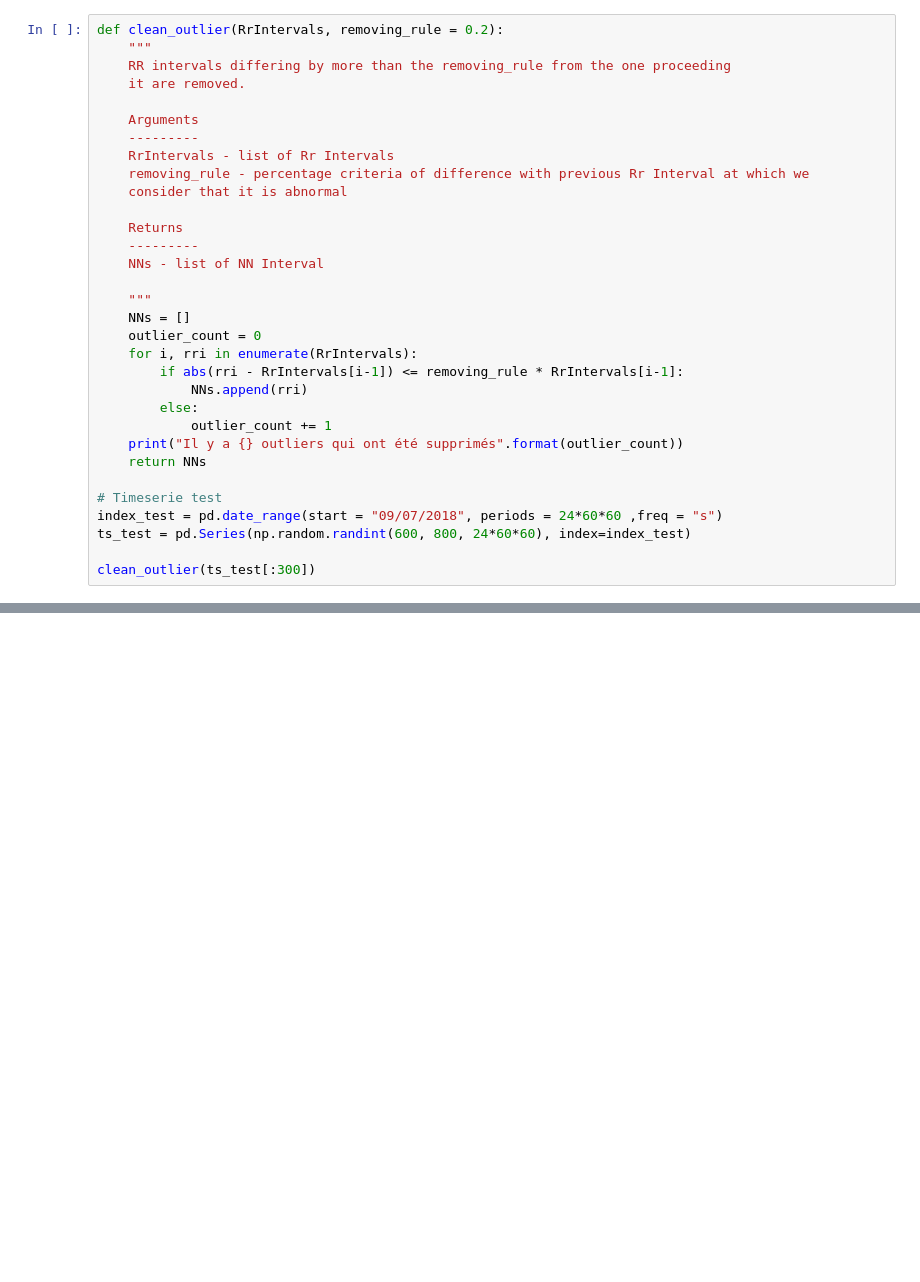
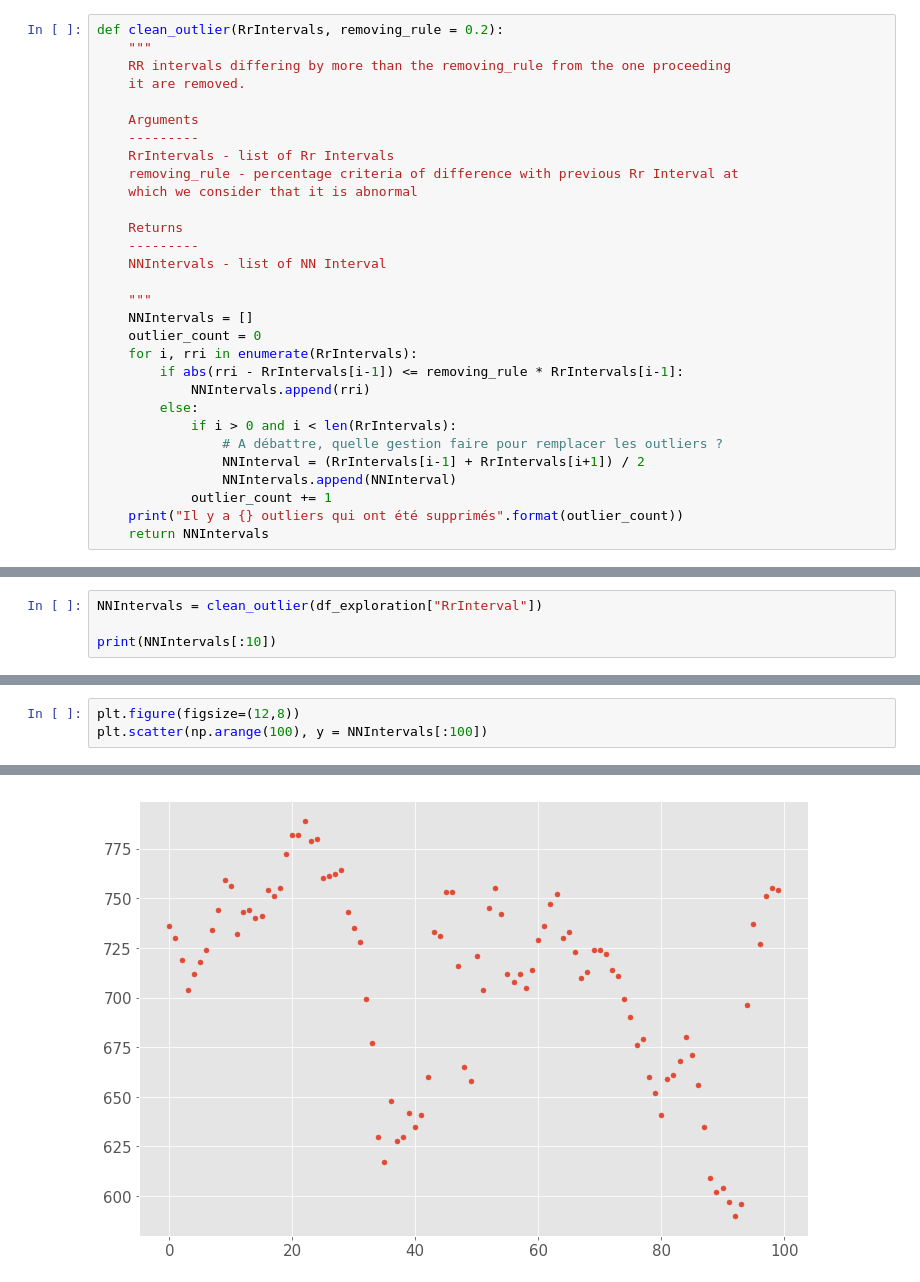
Before and after one commit to Aura-healthcare/Aura_data_analysis_platform, a Jupyter notebook: notebook/features RrInterval.ipynb, the cells around one changed output, grey strips where cells are left out. Saved outputs shown, nothing was run; the diff lists cells and outputs as text; blank space fills up the shorter version.

Commit message:
modification du notebook d'exploration pour le BBL

```diff
--- a/notebook/features RrInterval.ipynb
+++ b/notebook/features RrInterval.ipynb
@@ -13,26 +65,24 @@ def clean_outlier(RrIntervals, removing_rule = 0.2):
     Arguments
     ---------
     RrIntervals - list of Rr Intervals
-    removing_rule - percentage criteria of difference with previous Rr Interval at which we
-    consider that it is abnormal
+    removing_rule - percentage criteria of difference with previous Rr Interval at
+    which we consider that it is abnormal
 
     Returns
     ---------
-    NNs - list of NN Interval
+    NNIntervals - list of NN Interval
 
     """
-    NNs = []
+    NNIntervals = []
     outlier_count = 0
     for i, rri in enumerate(RrIntervals):
         if abs(rri - RrIntervals[i-1]) <= removing_rule * RrIntervals[i-1]:
-            NNs.append(rri)
+            NNIntervals.append(rri)
         else:
+            if i > 0 and i < len(RrIntervals):
+                # A débattre, quelle gestion faire pour remplacer les outliers ?
+                NNInterval = (RrIntervals[i-1] + RrIntervals[i+1]) / 2
+                NNIntervals.append(NNInterval)
             outlier_count += 1
     print("Il y a {} outliers qui ont été supprimés".format(outlier_count))
-    return NNs
-
-# Timeserie test
-index_test = pd.date_range(start = "09/07/2018", periods = 24*60*60 ,freq = "s")
-ts_test = pd.Series(np.random.randint(600, 800, 24*60*60), index=index_test)
-
-clean_outlier(ts_test[:300])
+    return NNIntervals
@@ -57,0 +89,4 @@ Il y a 27 outliers qui ont été supprimés
+# %%
+NNIntervals = clean_outlier(df_exploration["RrInterval"])
+
+print(NNIntervals[:10])
@@ -339,0 +428,4 @@ get_frequency_domain_features(ts_test[:300])
+# %%
+plt.figure(figsize=(12,8))
+plt.scatter(np.arange(100), y = NNIntervals[:100])
+# %% [output]
@@ -339,0 +433 @@ get_frequency_domain_features(ts_test[:300])
+[figure, added]
```
Also changed, not shown: parts of 28 cells of this notebook, 1 other file.
